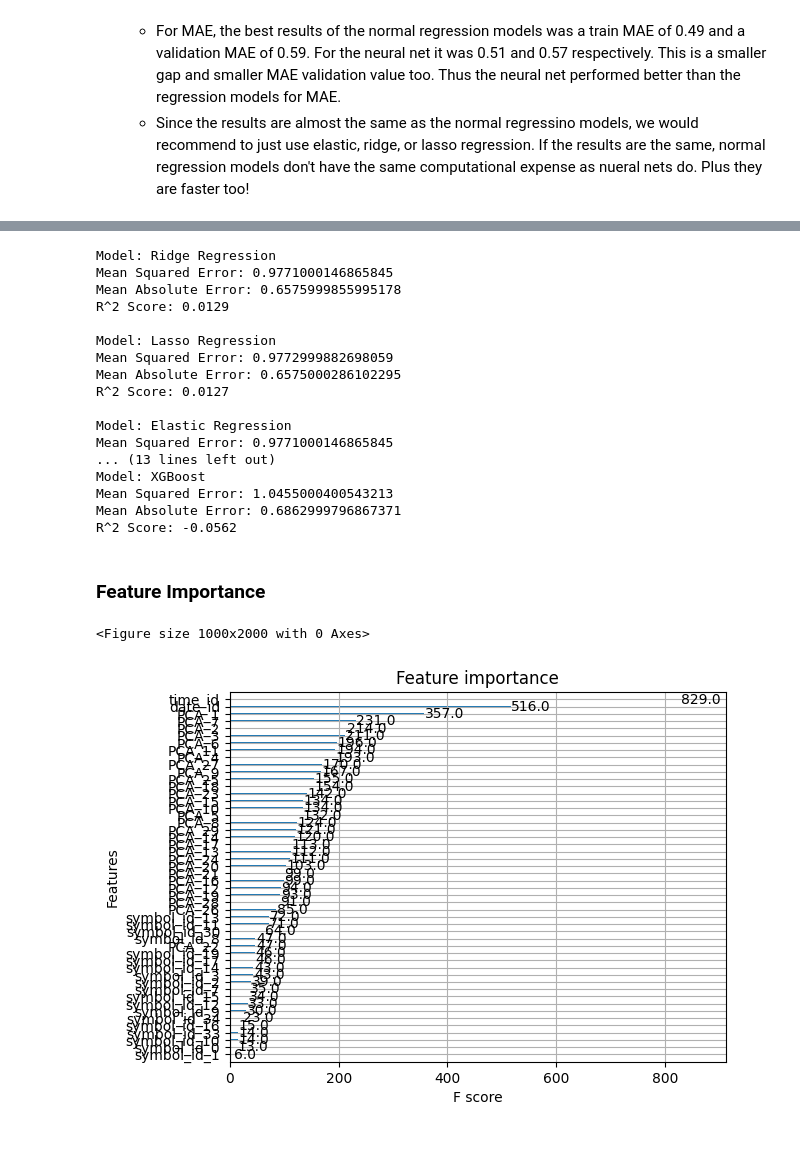
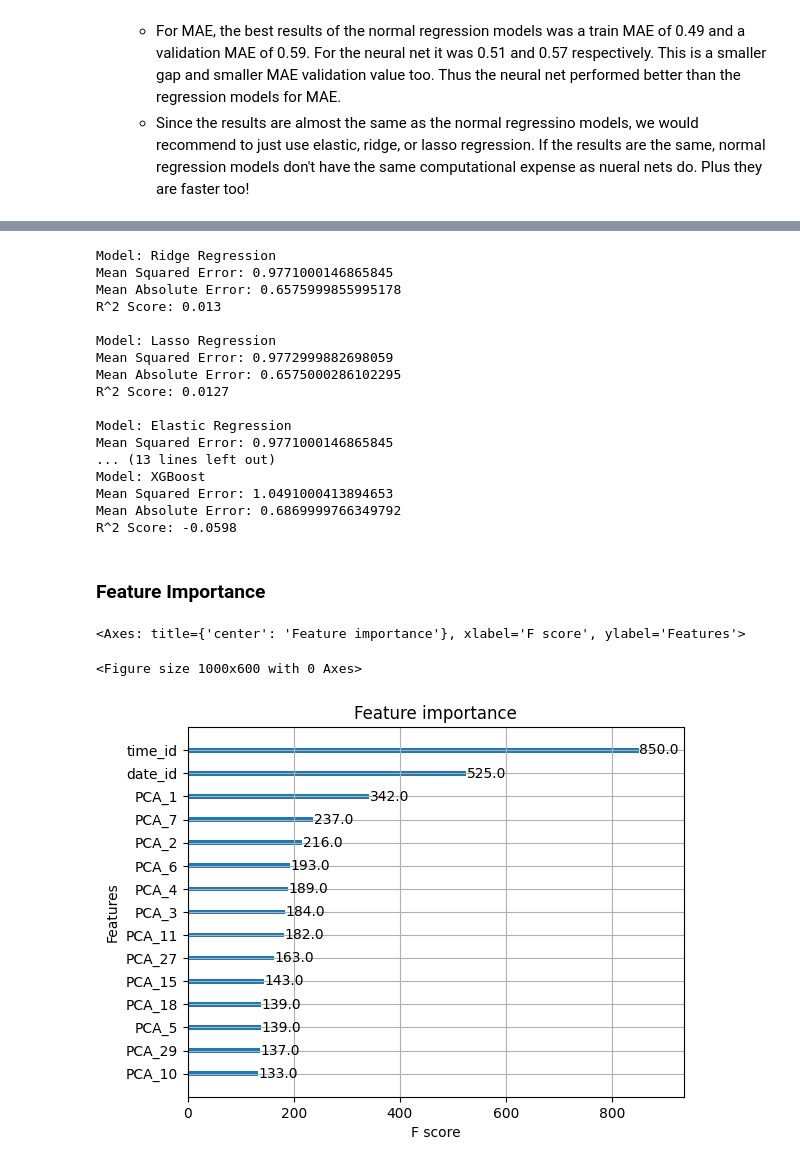
Before and after one commit to nkenny160/ecen-520-final-project, a Jupyter notebook: Jane_Street_Merge.ipynb, the cells around one changed output, grey strips where cells are left out. Cells and saved outputs as stored; diff of their text form; code cells hidden in the pictures.

```diff
--- a/Jane_Street_Merge.ipynb
+++ b/Jane_Street_Merge.ipynb
@@ -571,13 +577,17 @@ ridge_mse = []
 # 20 alpha values from 0.01 to 10000 in logarithmic scaling
 alpha_counter = np.logspace(-2, 4, 50)
 
+import warnings
 
-for a in alpha_counter:
-    ridge = Ridge(alpha=a, random_state=42)
-    ridge.fit(train_x, train_y)
-    ridge_y_pred = ridge.predict(test_x)
-    ridge_mse.append(mean_squared_error(test_y, ridge_y_pred))
-    del ridge
+with warnings.catch_warnings():
+    ## to ignore the LinAlgWarning
+    warnings.simplefilter('ignore')
+    for a in tqdm(alpha_counter):
+        ridge = Ridge(alpha=a, random_state=42)
+        ridge.fit(train_x, train_y)
+        ridge_y_pred = ridge.predict(test_x)
+        ridge_mse.append(mean_squared_error(test_y, ridge_y_pred))
+        del ridge
 
 
 
@@ -614,7 +624,7 @@ lasso_mse = []
 Lalpha_counter = np.logspace(-3, 1, 40)
 
 
-for a in Lalpha_counter:
+for a in tqdm(Lalpha_counter):
     lasso = Lasso(alpha=a, random_state=42)
     lasso.fit(train_x, train_y)
     lasso_y_pred = lasso.predict(test_x)
@@ -656,14 +666,14 @@ l1_ratios = np.linspace(0.1, 1.0, 10)  # 10 values from 0.1 to 1.0
 
 elastic_mse_results = np.zeros((len(l1_alpha_values), len(l1_ratios)))
 
-
-for i, a in enumerate(l1_alpha_values):
-    for j, l1 in enumerate(l1_ratios):
-        elastic_net = ElasticNet(alpha=a, l1_ratio=l1, random_state=42)
-        elastic_net.fit(train_x, train_y)
-        elastic_net_y_pred = elastic_net.predict(test_x)
-        elastic_mse_results[i, j] = mean_squared_error(test_y, elastic_net_y_pred)
-
+with tqdm(total=len(l1_alpha_values)*len(l1_ratios)) as progress_bar:
+    for i, a in enumerate(l1_alpha_values):
+        for j, l1 in enumerate(l1_ratios):
+            elastic_net = ElasticNet(alpha=a, l1_ratio=l1, random_state=42)
+            elastic_net.fit(train_x, train_y)
+            elastic_net_y_pred = elastic_net.predict(test_x)
+            elastic_mse_results[i, j] = mean_squared_error(test_y, elastic_net_y_pred)
+            progress_bar.update(1)
 
 min_mse_index = np.unravel_index(np.argmin(elastic_mse_results, axis=None), elastic_mse_results.shape)
 optimal_alpha = l1_alpha_values[min_mse_index[0]]
@@ -982,7 +1000,7 @@ for model in regressors:
 Model: Ridge Regression
 Mean Squared Error: 0.9771000146865845
 Mean Absolute Error: 0.6575999855995178
-R^2 Score: 0.0129
+R^2 Score: 0.013
 
 Model: Lasso Regression
 Mean Squared Error: 0.9772999882698059
@@ -993,17 +1011,17 @@ Model: Elastic Regression
 Mean Squared Error: 0.9771000146865845
 ... (13 lines left out)
 Model: XGBoost
-Mean Squared Error: 1.0455000400543213
-Mean Absolute Error: 0.6862999796867371
-R^2 Score: -0.0562
+Mean Squared Error: 1.0491000413894653
+Mean Absolute Error: 0.6869999766349792
+R^2 Score: -0.0598
 # %% [markdown]
 ### Feature Importance
 # %%
 from xgboost import plot_importance
-plt.figure(figsize = (10,20))
+plt.figure(figsize=(10, 6))
 
-plot_importance(regressors["XGBoost"])
-plt.savefig('feature_importance.png', dpi = 300)
+plot_importance(regressors["XGBoost"], max_num_features=15)
 # %% [output]
-<Figure size 1000x2000 with 0 Axes>
+<Axes: title={'center': 'Feature importance'}, xlabel='F score', ylabel='Features'>
+<Figure size 1000x600 with 0 Axes>
-[figure, old version]
+[figure, new version]
```
Also changed, not shown: parts of 26 cells of this notebook.
